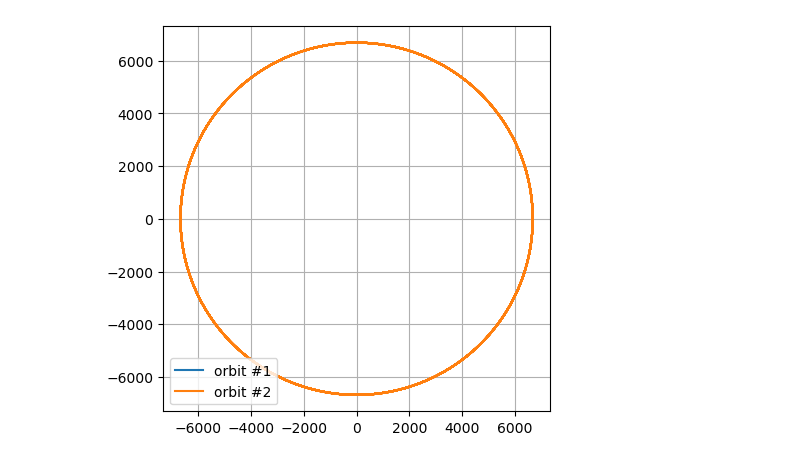
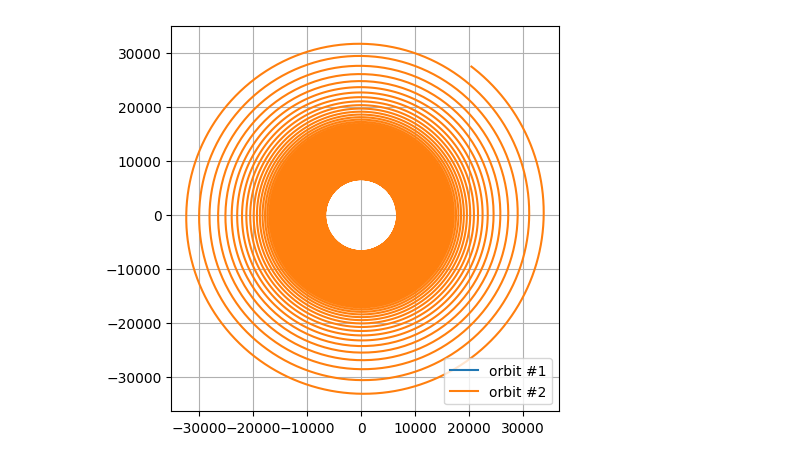
Before and after one commit to JacobASorensen/Orbital_Mechanics_Simulations, a Jupyter notebook: lectures/11_13_2024_three_body_with_thrust.ipynb, the cells around one changed output. Drawn from its saved outputs; the diff is of its cells as text; code cells hidden in the pictures.

Commit message:
Add 11_13 thrust

```diff
--- a/lectures/11_13_2024_three_body_with_thrust.ipynb
+++ b/lectures/11_13_2024_three_body_with_thrust.ipynb
@@ -93,6 +93,12 @@ def three_body_ode_system( t , y ):
     dRy3dt = Vy3
     dRz3dt = Vz3
 
+    # account for thrust acting on second body
+
+    dVx2dt = dVx2dt + T / m_2 * Vx2 / np.sqrt(Vx2**2 + Vy2**2 + Vz2**2)
+    dVy2dt = dVy2dt + T / m_2 * Vy2 / np.sqrt(Vx2**2 + Vy2**2 + Vz2**2)
+    dVz2dt = dVz2dt + T / m_2 * Vz2 / np.sqrt(Vx2**2 + Vy2**2 + Vz2**2)
+
     return [ dVx1dt , dVy1dt , dVz1dt , dVx2dt , dVy2dt , dVz2dt , dVx3dt , dVy3dt , dVz3dt , dRx1dt , dRy1dt , dRz1dt , dRx2dt , dRy2dt , dRz2dt , dRx3dt , dRy3dt , dRz3dt ]
 # %%
 #
@@ -108,6 +114,10 @@ m_0     = 1000
 μ       = 3.986 * 10**5
 r_0     = 6378 + 300
 v_0     = np.sqrt( μ / r_0 )
+
+I_sp    = 20000
+g_0     = 9.871 / 1000
+T       = 2500 * 10**(-6)
 
 m_1 = 5.9722 * 10**(24) # Earth mass kg
 m_2 = m_0
@@ -127,33 +137,32 @@ Vx2 = 0
 Vy2 = v_0
 Vz2 = 0
 
 Rx3 = 1
 Ry3 = 0
 Rz3 = 0
 Vx3 = 0
 Vy3 = 0
 Vz3 = 0
-
 y0    = [ Vx1 , Vy1 , Vz1 , Vx2 , Vy2 , Vz2 , Vx3 , Vy3 , Vz3 , Rx1 , Ry1 , Rz1 , Rx2 , Ry2 , Rz2 , Rx3 , Ry3 , Rz3 ]
 t0    = 0
-t_end = 1 * 24 * 3600
+t_end = 20 * 24 * 3600
 #t_end = 1000
 h     = ( t_end - t0 ) / float(10000)
 t_values , y_values = runge_kutta_system( three_body_ode_system , y0 , t0 , t_end , h )
 
 plt.figure( figsize=(5,5) )
 x1_values = y_values[:,9]
 y1_values = y_values[:,10]
 plt.plot( x1_values , y1_values , label = 'orbit #1' )
 x2_values = y_values[:,12]
 y2_values = y_values[:,13]
 plt.plot( x2_values , y2_values , label = 'orbit #2' )
 #x3_values = y_values[:,15]
 #y3_values = y_values[:,16]
 #plt.plot( x3_values , y3_values , label = 'orbit #3' )
 plt.legend()
 plt.grid()
 plt.axis('equal')
 plt.show()
 # %% [output]
-[figure, old version]
+[figure, new version]
```
